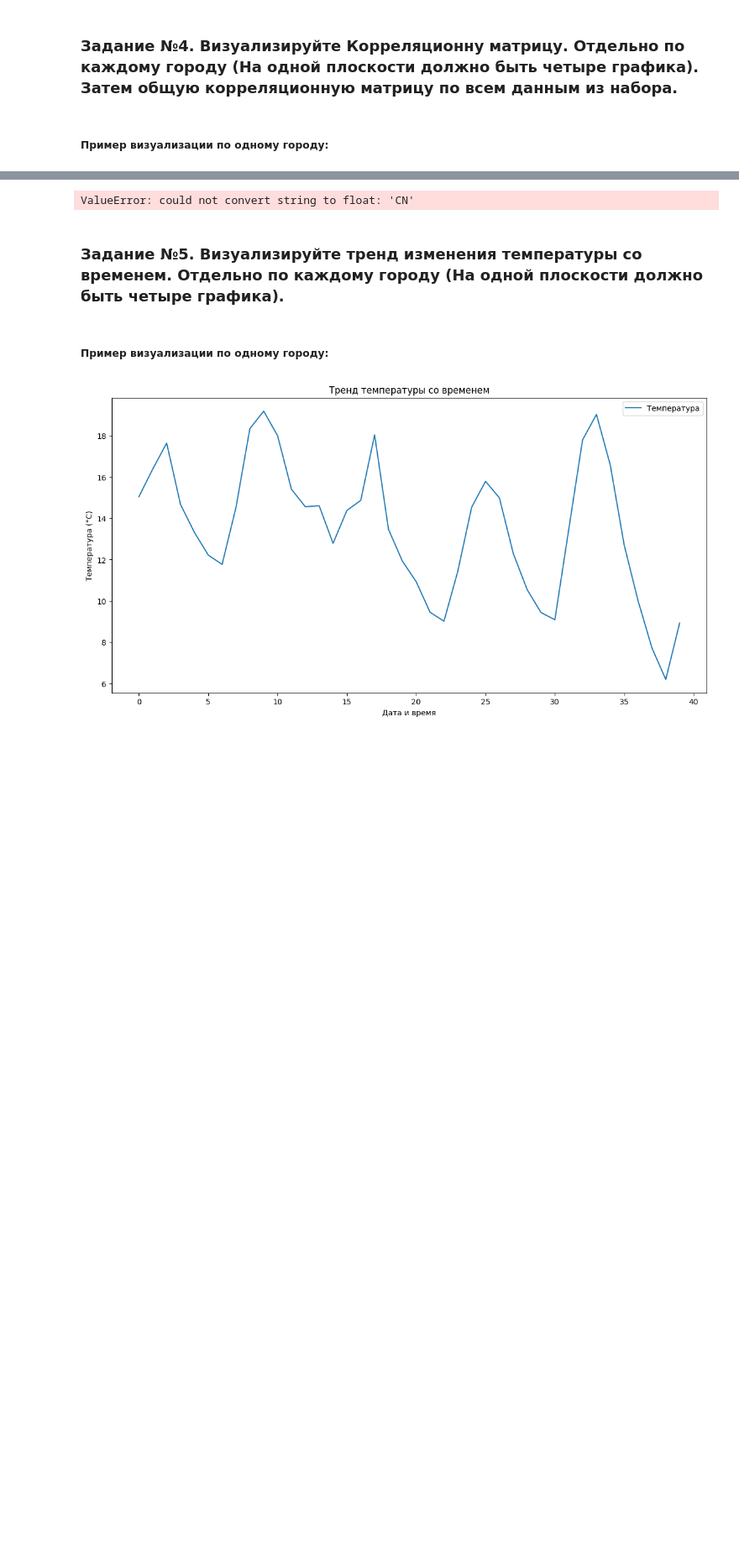
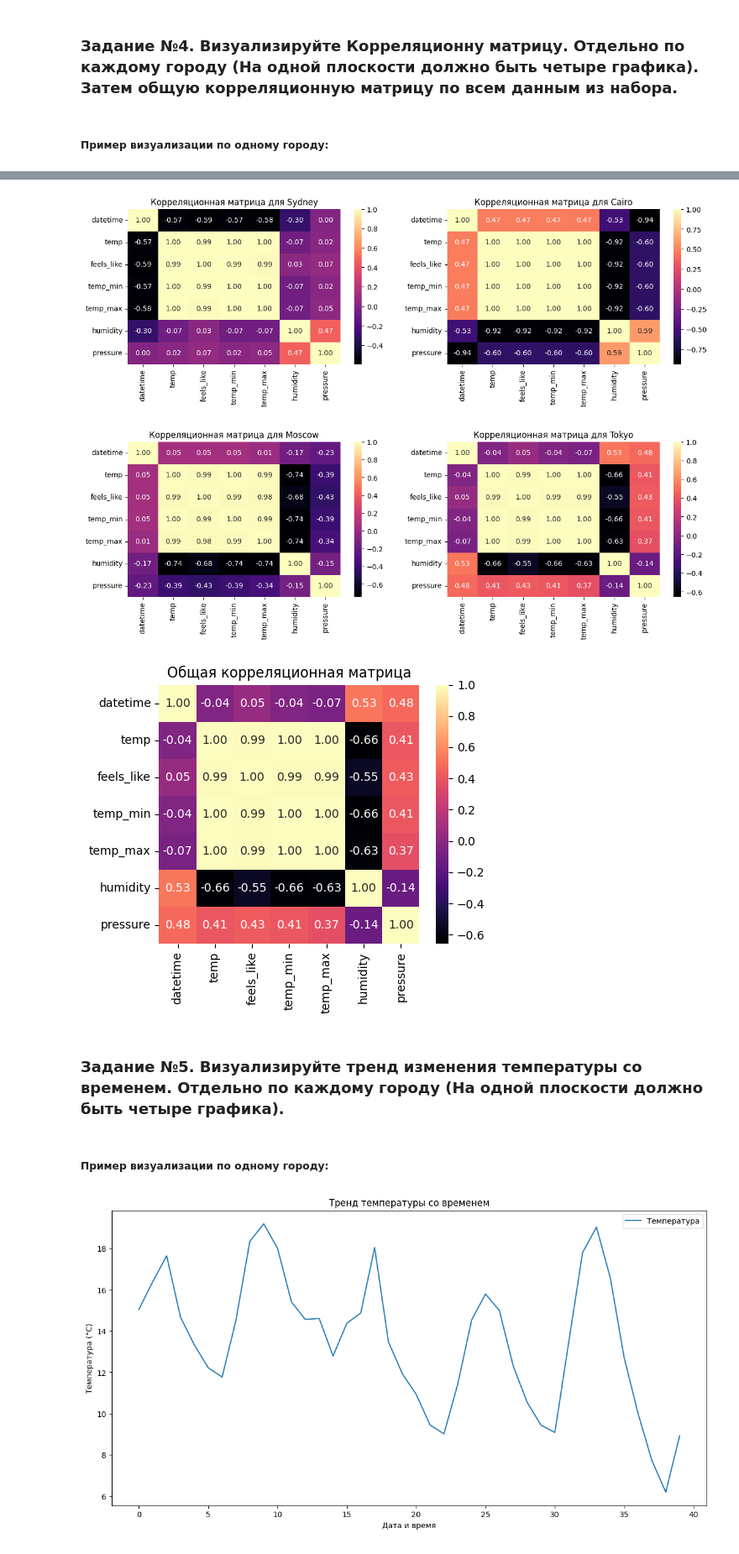
Before and after one commit to vadim13213/practice, a Jupyter notebook: 10. Визуализация, анализ и прогнозирование временных рядов/Практическая_работа_№10_Анализ_и_прогнозирование_временных_рядов.ipynb, the cells around one changed output, grey strips where cells are left out. Shown at 84% size. Drawn from its saved outputs; the diff is of its cells as text; code cells hidden in the pictures; blank space fills up the shorter version.

```diff
--- a/10. Визуализация, анализ и прогнозирование временных рядов/Практическая_работа_№10_Анализ_и_прогнозирование_временных_рядов.ipynb
+++ b/10. Визуализация, анализ и прогнозирование временных рядов/Практическая_работа_№10_Анализ_и_прогнозирование_временных_рядов.ipynb
@@ -249,31 +262,32 @@ plt.show()
 ##### Пример визуализации по одному городу:
 # %% [markdown]
 ![image.png](embedded-picture-1)
-# %%
-import seaborn as sns
-import matplotlib.pyplot as plt
-
-# Создание корреляционных матриц для каждого города
-grouped_data = weather_data.groupby('city')
-
-for city, data in grouped_data:
-    # Исключаем столбец 'city' из анализа корреляции
-    numerical_data = data.drop(columns=['city'])
-    corr_matrix = numerical_data.corr()
-    plt.figure(figsize=(8, 6))
-    sns.heatmap(corr_matrix, annot=True, cmap='coolwarm', fmt=".2f")
-    plt.title(f'Корреляционная матрица для города {city}')
-    plt.show()
-
-# Создание общей корреляционной матрицы по всем данным
-numerical_data_all = weather_data.drop(columns=['city'])
-corr_matrix_all = numerical_data_all.corr()
-plt.figure(figsize=(8, 6))
-sns.heatmap(corr_matrix_all, annot=True, cmap='coolwarm', fmt=".2f")
-plt.title('Общая корреляционная матрица по всем данным')
-plt.show()
-# %% [output]
-ValueError: could not convert string to float: 'CN'
+# %%
+import matplotlib.pyplot as plt
+import seaborn as sns
+
+plt.figure(figsize=(15, 10))
+for i, city in enumerate(weather_data['city'].unique()):
+    city_data = weather_data[weather_data['city'] == city]
+    numeric_cols = ["datetime", "temp", "feels_like", "temp_min", "temp_max", "humidity", "pressure"]
+    city_data = city_data[numeric_cols]
+    corr_matrix = city_data.corr()
+    plt.subplot(2,2,i+1)
+    sns.heatmap(corr_matrix,annot=True, cmap='magma',fmt=".2f")
+    plt.title(f'Корреляционная матрица для {city}')
+plt.subplots_adjust(hspace=0.5)
+plt.show()
+
+numeric_cols = ["datetime", "temp", "feels_like", "temp_min", "temp_max", "humidity", "pressure"]
+weather_data2 = weather_data[numeric_cols]
+total_corr_matrix = weather_data2.corr()
+plt.figure(figsize=(5, 4))
+sns.heatmap(corr_matrix,annot=True, cmap='magma',fmt=".2f")
+plt.title(f'Общая корреляционная матрица')
+plt.show()
+# %% [output]
+[figure, added]
+[figure, added]
 # %% [markdown]
 ### Задание №5. Визуализируйте тренд изменения температуры со временем. Отдельно по каждому городу (На одной плоскости должно быть четыре графика).
 # %% [markdown]
```
Also changed, not shown: parts of 19 cells of this notebook.
